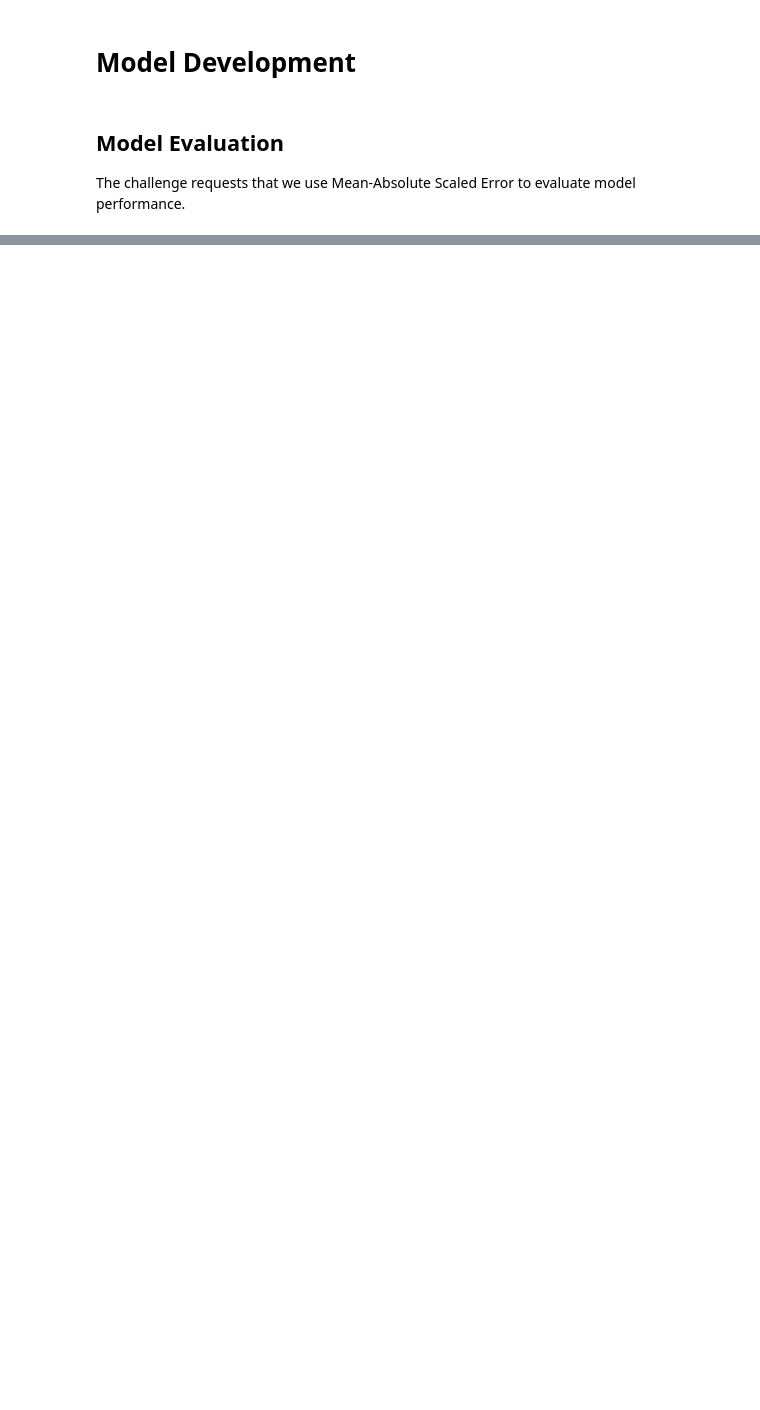
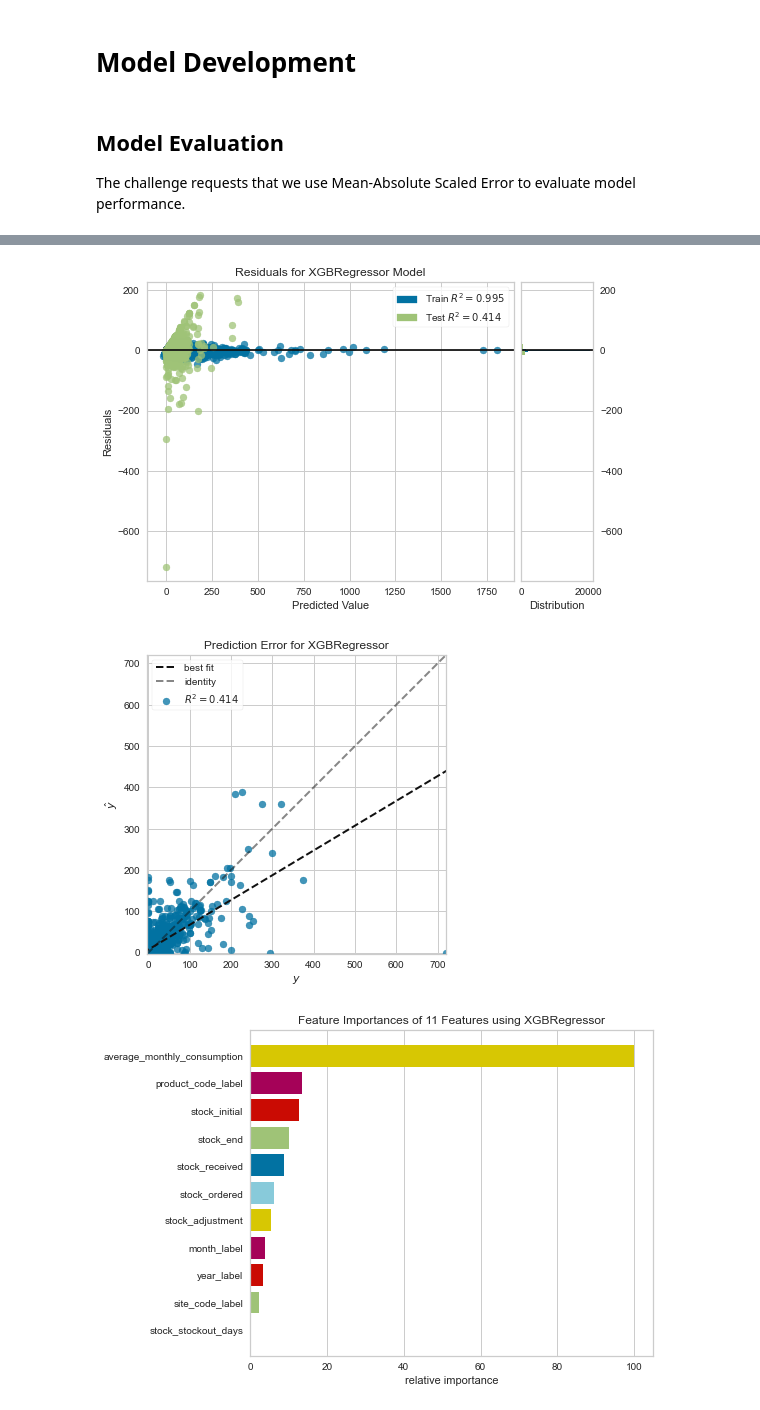
Before and after one commit to Ayiti-Analytics/usaid_foecasting_challenge, a Jupyter notebook: Forecasting Model Development and Evaluation - Final.ipynb, the cells around one changed output, grey strips where cells are left out. Drawn from its saved outputs; the diff is of its cells as text; code cells hidden in the pictures; blank space fills up the shorter version.

Commit message:
Created timeseries index evaluation code

```diff
--- a/Forecasting Model Development and Evaluation - Final.ipynb
+++ b/Forecasting Model Development and Evaluation - Final.ipynb
@@ -372,6 +339,0 @@ original_cols = ['stock_initial', 'stock_received','stock_adjustment',
-# %%
-X_train, X_test, X_validate, y_train, y_test = create_validation_sets(
-    x = X_train,
-    y = y,
-    x_features = original_cols,
-    windows = 3)
@@ -518,0 +400,36 @@ MASE:  0.1376407852294013
+# %%
+# Try OLS Model
+sm_OLS = StatsModelsWrapper(sm.OLS)
+
+ols_model = sm_OLS
+ols_model.fit(X_train,y_train)
+
+def predict_model(model,X_test,y_test):
+    """
+    A function to evaluate a fitted model and produce evaluation metrics and predicted values.
+    # Try OLS Model
+    from statsmodels.api.core import StatsModelsWrapper
+    sm_OLS = StatsModelsWrapper(sm.OLS)
+
+    ols_model = sm_OLS
+    ols_model.fit(X_train,y_train)
+    predict_model(ols_model,X_test,y_test)
+    """
+    # Calculate the predicted values
+    y_pred = model.predict(X_test)
+
+
+    # Test the model on witheld test data
+    # accuracy and error calcs
+
+    r2 = metrics.r2_score(y_test, y_pred)
+    mase = MASE(y_train,y_test,y_pred)
+    rmse= np.sqrt(metrics.mean_squared_error(y_test, y_pred))
+    # Package them in a tuple
+    eval_metrics = (r2,mase,rmse)
+    return eval_metrics, y_pred
+
+eval_metrics, y_pred = predict_model(ols_model,X_test,y_test)
+val_metrics, ry_pred =predict_model(ols_model,X_validate,y_test)
+print(eval_metrics)
+print(val_metrics)
@@ -518,0 +658,6 @@ MASE:  0.1376407852294013
+# %%
+regressor_eval_vizs(test_models['XGBoost'], X_train, X_validate,y_train, y_test)
+# %% [output]
+[figure, added]
+[figure, added]
+[figure, added]
```
Also changed, not shown: parts of 61 cells of this notebook.
